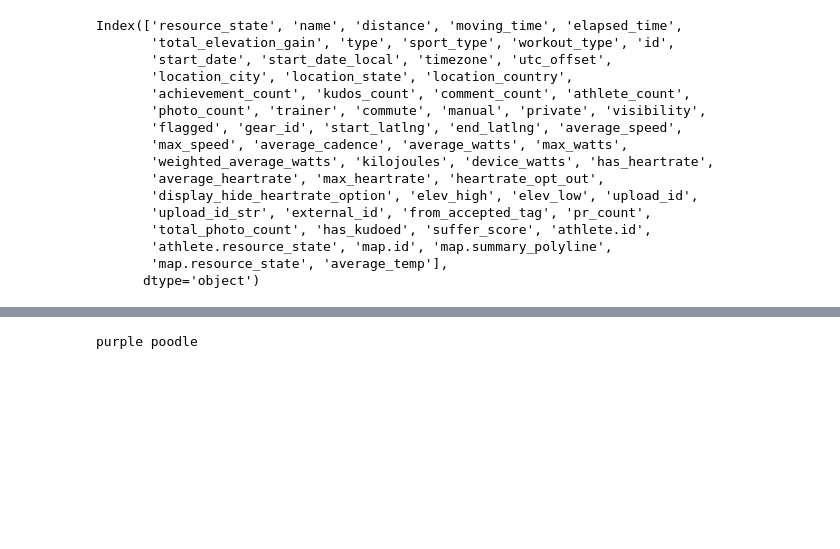
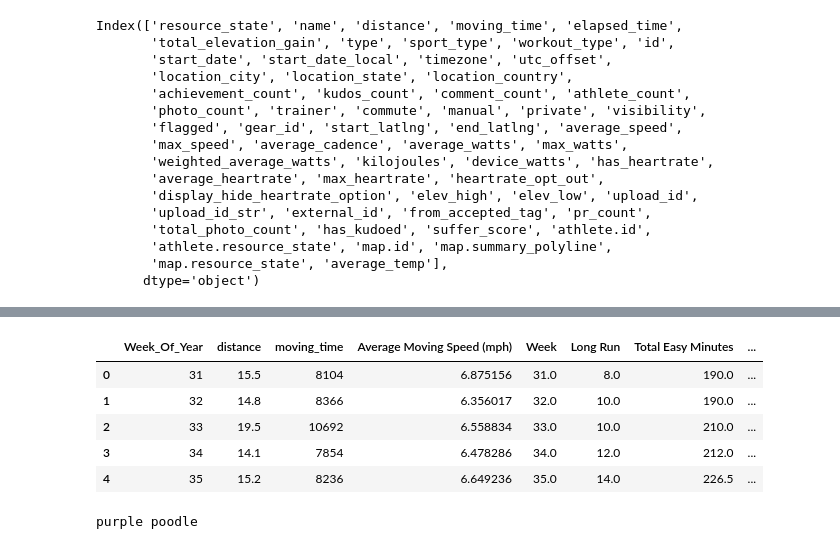
Before and after one commit to jimmyvluong/Strava_API_Fun, a Jupyter notebook: scripts/0_marathon_tracking.ipynb, the cells around one changed output, grey strips where cells are left out. Drawn from its saved outputs; the diff is of its cells as text; code cells hidden in the pictures; blank space fills up the shorter version.

```diff
--- a/scripts/0_marathon_tracking.ipynb
+++ b/scripts/0_marathon_tracking.ipynb
@@ -219,3 +217,18 @@ df_combined.head()
+# %%
+df_combined['Training Week'] = df_combined['Week_Of_Year'] - 30
+# %%
+df_combined['distance']= round(df_combined['distance'],1)
+# %%
+df_combined['Mileage Difference'] = round(df_combined['distance'] - df_combined['Total Mileage'], 1)
+# %%
+df_combined.head()
+# %% [output]
+|  | Week_Of_Year | distance | moving_time | Average Moving Speed (mph) | Week | Long Run | Total Easy Minutes | ... |
+| 0 | 31 | 15.5 | 8104 | 6.875156 | 31.0 | 8.0 | 190.0 | ... |
+| 1 | 32 | 14.8 | 8366 | 6.356017 | 32.0 | 10.0 | 190.0 | ... |
+| 2 | 33 | 19.5 | 10692 | 6.558834 | 33.0 | 10.0 | 210.0 | ... |
+| 3 | 34 | 14.1 | 7854 | 6.478286 | 34.0 | 12.0 | 212.0 | ... |
+| 4 | 35 | 15.2 | 8236 | 6.649236 | 35.0 | 14.0 | 226.5 | ... |
 # %%
 # plot weekly mileage
 import plotly.express as px
```
Also changed, not shown: parts of 19 cells of this notebook, 4 other files.
